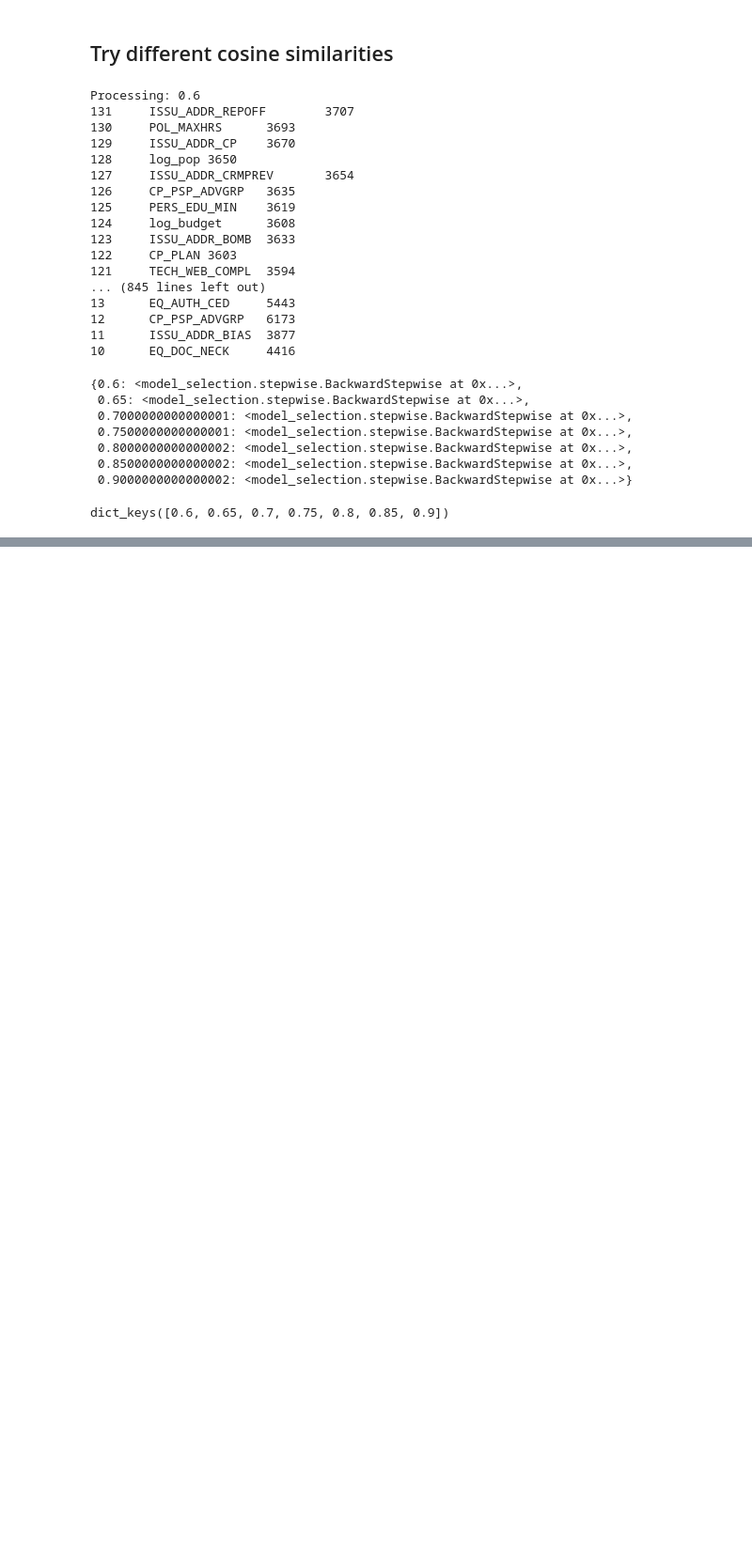
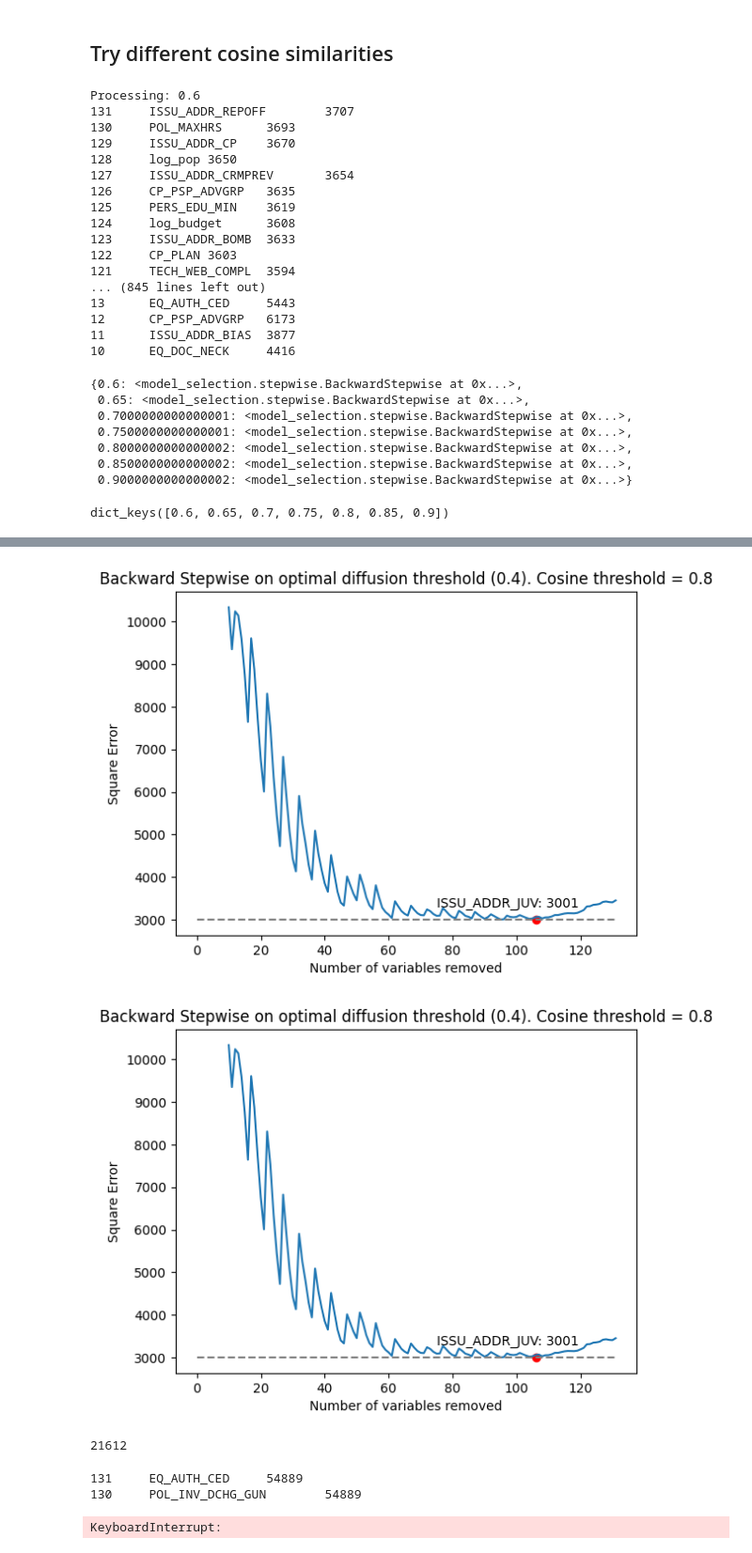
Before and after one commit to teddy21019/NIBRS_diffusion, a Jupyter notebook: Backward_Stepwise.ipynb, the cells around one changed output, grey strips where cells are left out. Shown at 94% size. Saved outputs shown, nothing was run; the diff lists cells and outputs as text; code cells hidden in the pictures; blank space fills up the shorter version.

Commit message:
backward

```diff
--- a/Backward_Stepwise.ipynb
+++ b/Backward_Stepwise.ipynb
@@ -528,0 +506,14 @@ dict_keys([0.6, 0.65, 0.7, 0.75, 0.8, 0.85, 0.9])
+# %%
+from functools import partial
+optimal_diffusion_fn = partial(get_diffusion_diff, th=0.4)
+
+bs_opt = BackwardStepwise(
+        traits_df=df,
+        dynamic_df=dynamic,
+        var_pool=cols_to_include,
+        similarity_metric=cosine_sim_8,
+        num_var_remain=10
+    )
+bs_opt.set_diffusion_diff_function(optimal_diffusion_fn)
+
+bs_opt.run()
@@ -528,0 +538,33 @@ dict_keys([0.6, 0.65, 0.7, 0.75, 0.8, 0.85, 0.9])
+# %%
+with open("bs_opt.pk", 'rb') as f:
+    bs_opt = pickle.load(f)
+# %%
+bs_opt.get_examiner().plot_score_evolution(title="Backward Stepwise on optimal diffusion threshold (0.4). Cosine threshold = 0.8")
+# %% [output]
+[figure, added]
+[figure, added]
+# %%
+np.sum(dynamic.to_numpy() == 1)
+# %% [output]
+21612
+# %%
+from functools import partial
+from simnet.similarity import CosineSimilarity
+
+
+no_diff = partial(get_diffusion_diff, th=0)
+
+bs_NULL = BackwardStepwise(
+        traits_df=df,
+        dynamic_df=dynamic,
+        var_pool=cols_to_include,
+        similarity_metric=CosineSimilarity(0),
+        num_var_remain=10
+    )
+bs_NULL.set_diffusion_diff_function(no_diff)
+
+bs_NULL.run()
+# %% [output]
+131     EQ_AUTH_CED     54889
+130     POL_INV_DCHG_GUN        54889
+KeyboardInterrupt:
```
Also changed, not shown: parts of 9 cells of this notebook, 3 other files.
